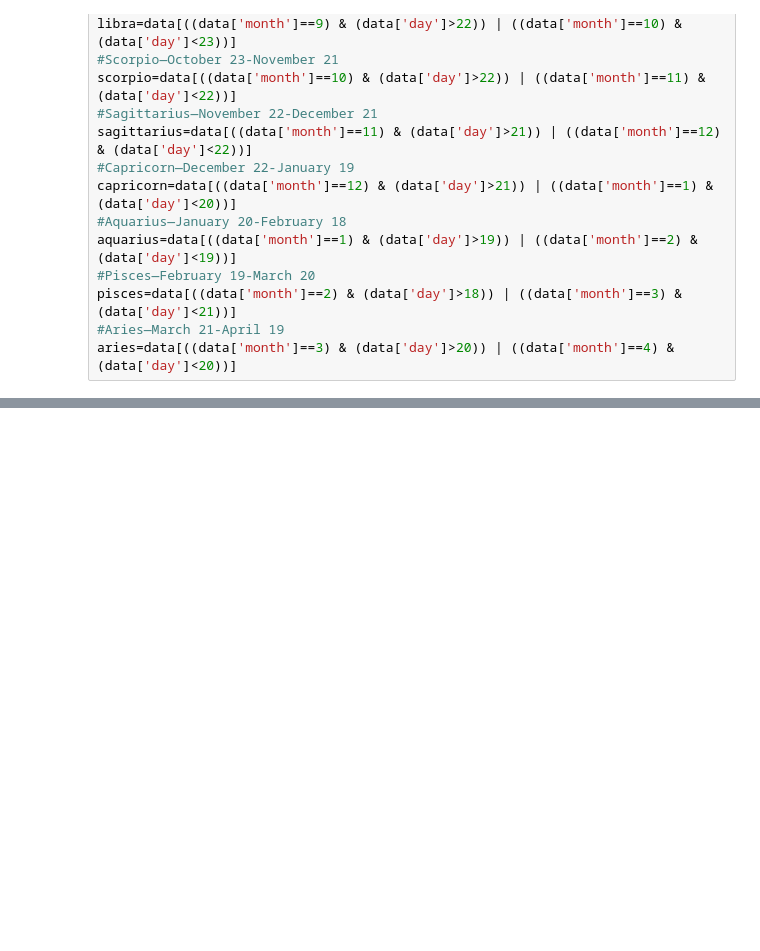
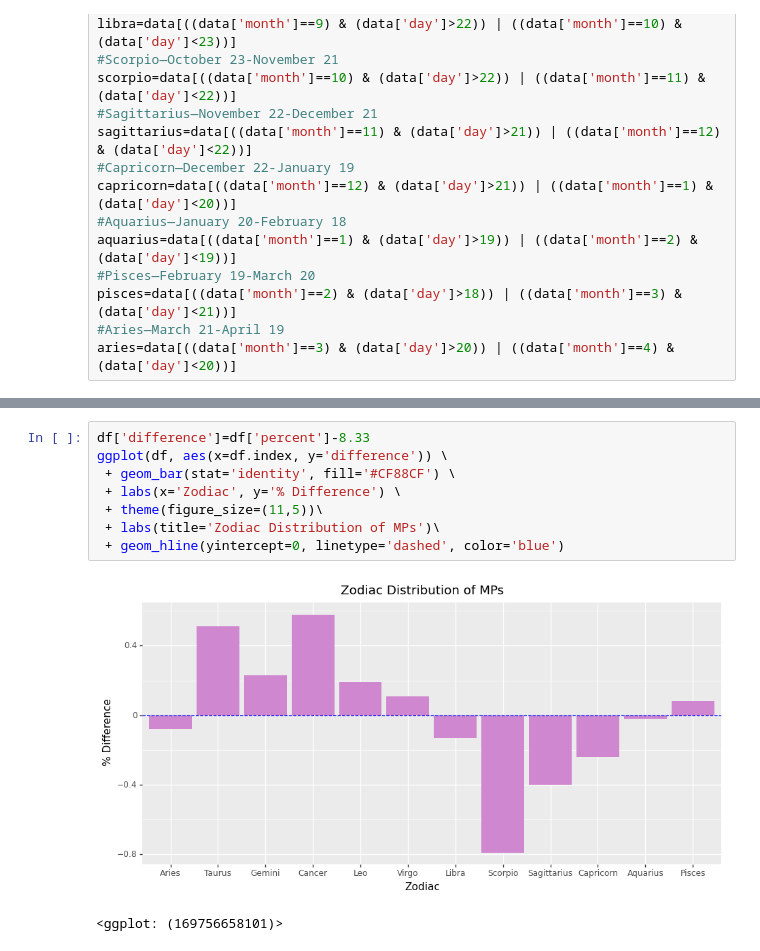
Before and after one commit to OjasSB/DS105, a Jupyter notebook: notebooks/Zodiac.ipynb, the cells around one changed output, grey strips where cells are left out. Drawn from its saved outputs; the diff is of its cells as text; blank space fills up the shorter version.

```diff
--- a/notebooks/Zodiac.ipynb
+++ b/notebooks/Zodiac.ipynb
@@ -68,0 +86,11 @@ df
+# %%
+df['difference']=df['percent']-8.33
+ggplot(df, aes(x=df.index, y='difference')) \
+ + geom_bar(stat='identity', fill='#CF88CF') \
+ + labs(x='Zodiac', y='% Difference') \
+ + theme(figure_size=(11,5))\
+ + labs(title='Zodiac Distribution of MPs')\
+ + geom_hline(yintercept=0, linetype='dashed', color='blue')
+# %% [output]
+[figure, added]
+<ggplot: (169756658101)>
```
Also changed, not shown: parts of 5 cells of this notebook, 1 other file.
